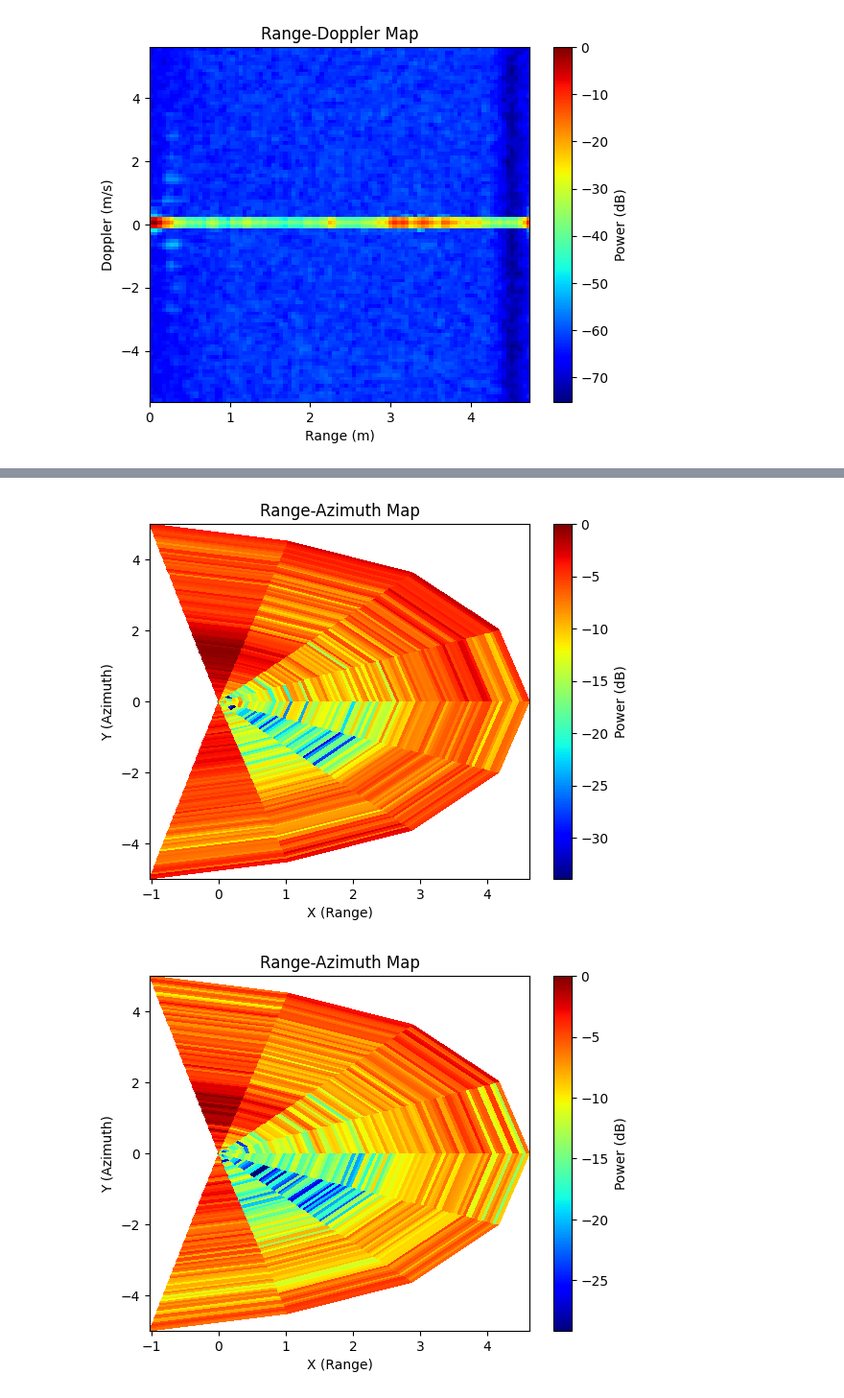
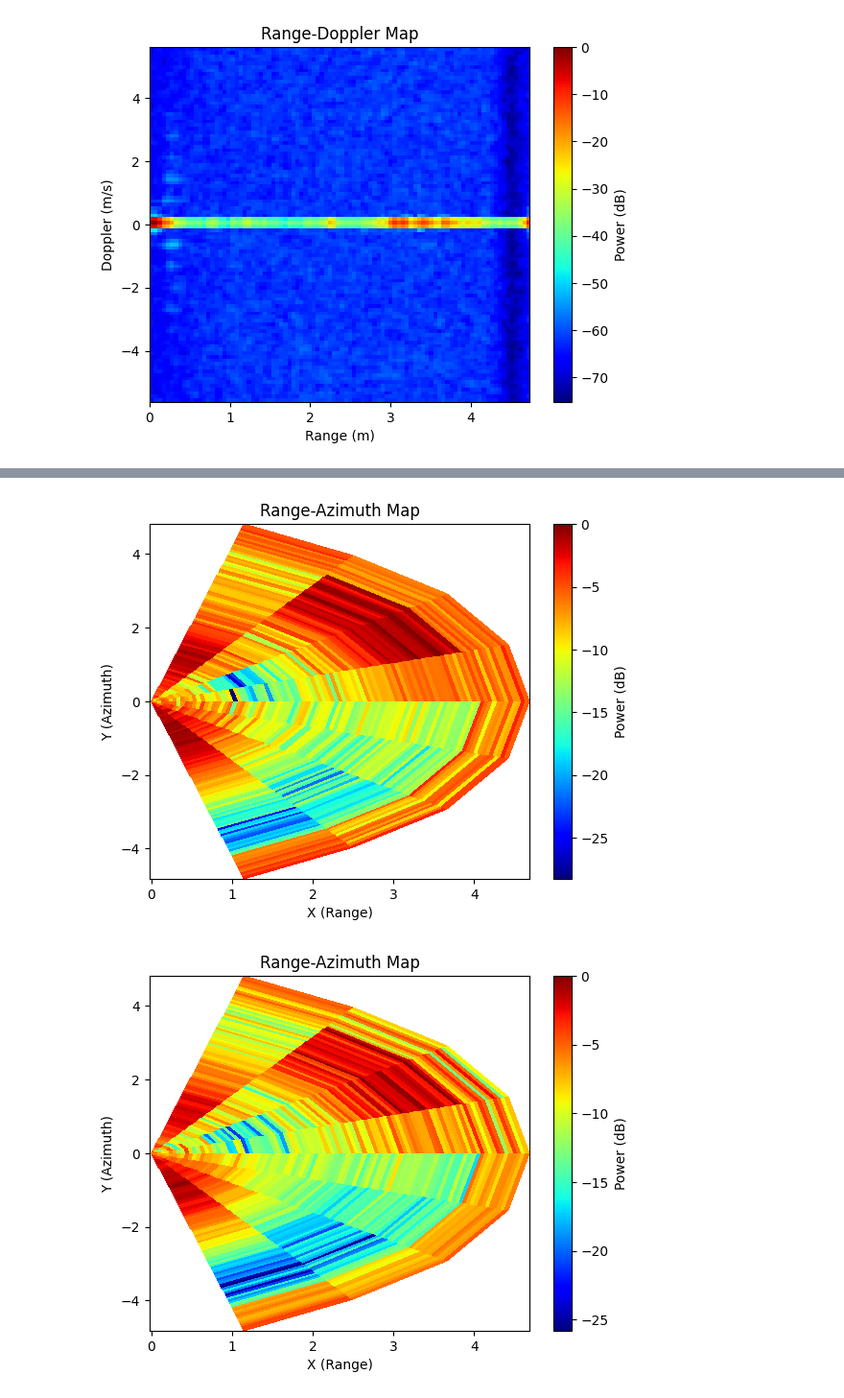
Before and after one commit to HarryPaniccc/4022S_code, a Jupyter notebook: golfball_finder.ipynb, the cells around one changed output, grey strips where cells are left out. Shown at 96% size. Cells and saved outputs as stored; diff of their text form; code cells hidden in the pictures.

Commit message:
Tried a change with angles but ACTUALLY stopping now (24 hours and 29 minutes remain)

```diff
--- a/golfball_finder.ipynb
+++ b/golfball_finder.ipynb
@@ -92,11 +92,11 @@ def range_angle_map(frame_number, test_number,n):
     target_test = session5_data[5][test_number]
     frame_data = target_test[f'Sensors/TI_Radar/Data/Frame_{frame_number}/frame_data']
     max_range_value = range_bin_size * len(frame_data[:,0,0])
-    range_azimuth_data = azimuth_sum(azimuth_fft(frame_data,0))
+    range_azimuth_data = azimuth_sum(azimuth_fft(frame_data,0, [0,1,2,3,4,5,6,7]))
 
     # Define the range and azimuth values
     range_bins = np.linspace(0, max_range_value, range_azimuth_data.shape[0])  # replace max_range_value with the maximum range
-    angle_bins = np.linspace((-np.pi/2)*0.8, (np.pi/2)*0.8, range_azimuth_data.shape[1])  # adjust if azimuth angle is larger
+    angle_bins = np.linspace((-np.pi/2)*0.7, (np.pi/2)*0.75, range_azimuth_data.shape[1])  # adjust if azimuth angle is larger
 
     # Create meshgrid for range and angle
     R, Theta = np.meshgrid(range_bins, angle_bins)
@@ -123,5 +123,5 @@ range_angle_map(right_frame_number,right_test_number, 2)
-[figure, old version]
+[figure, new version]
-[figure, old version]
+[figure, new version]
 # %%
 # This version lets us just work on one experiment rather than the entire dataset
 # An experiment being what kind of data was captured
```
Also changed, not shown: parts of 2 cells of this notebook.
